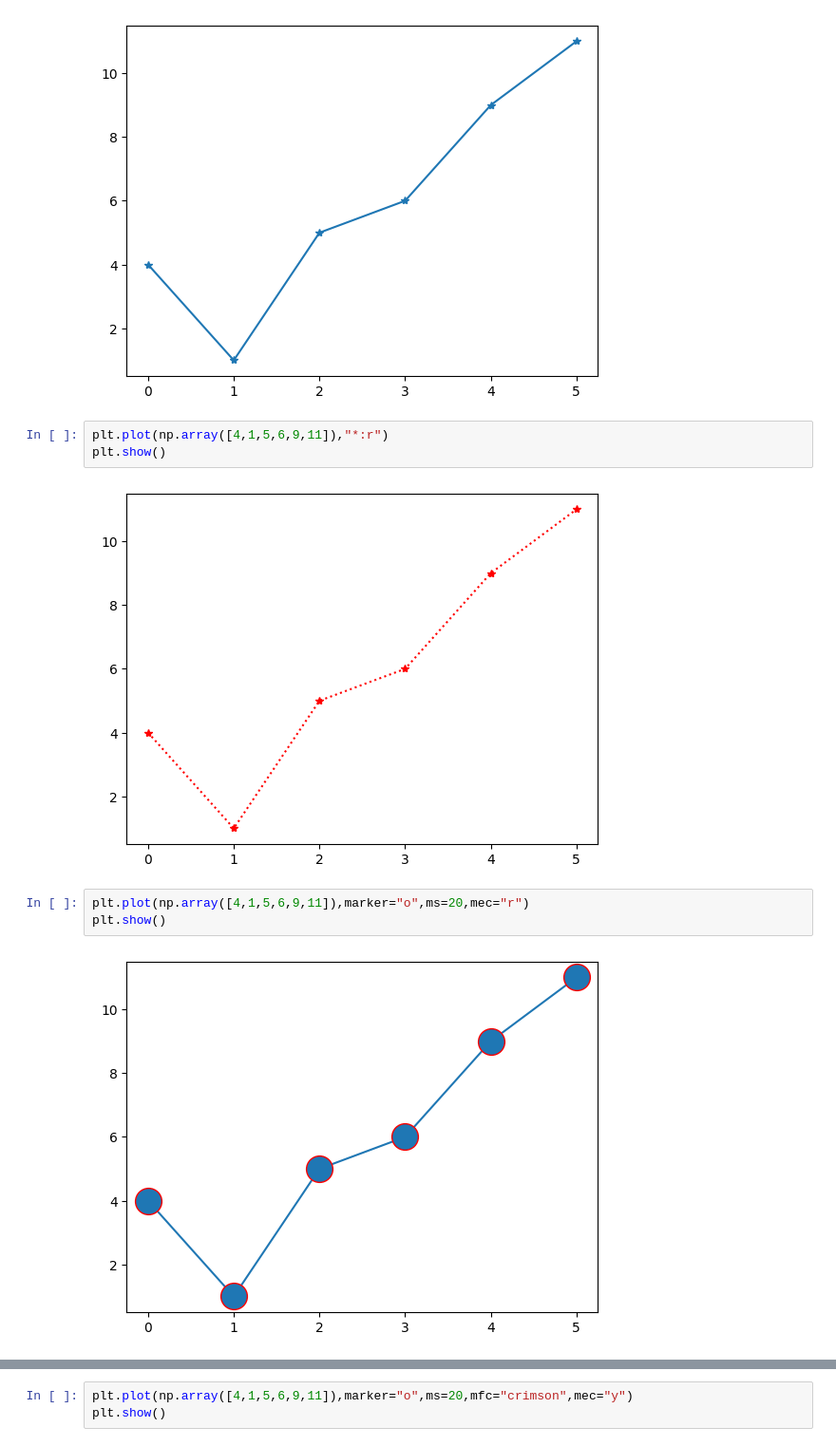
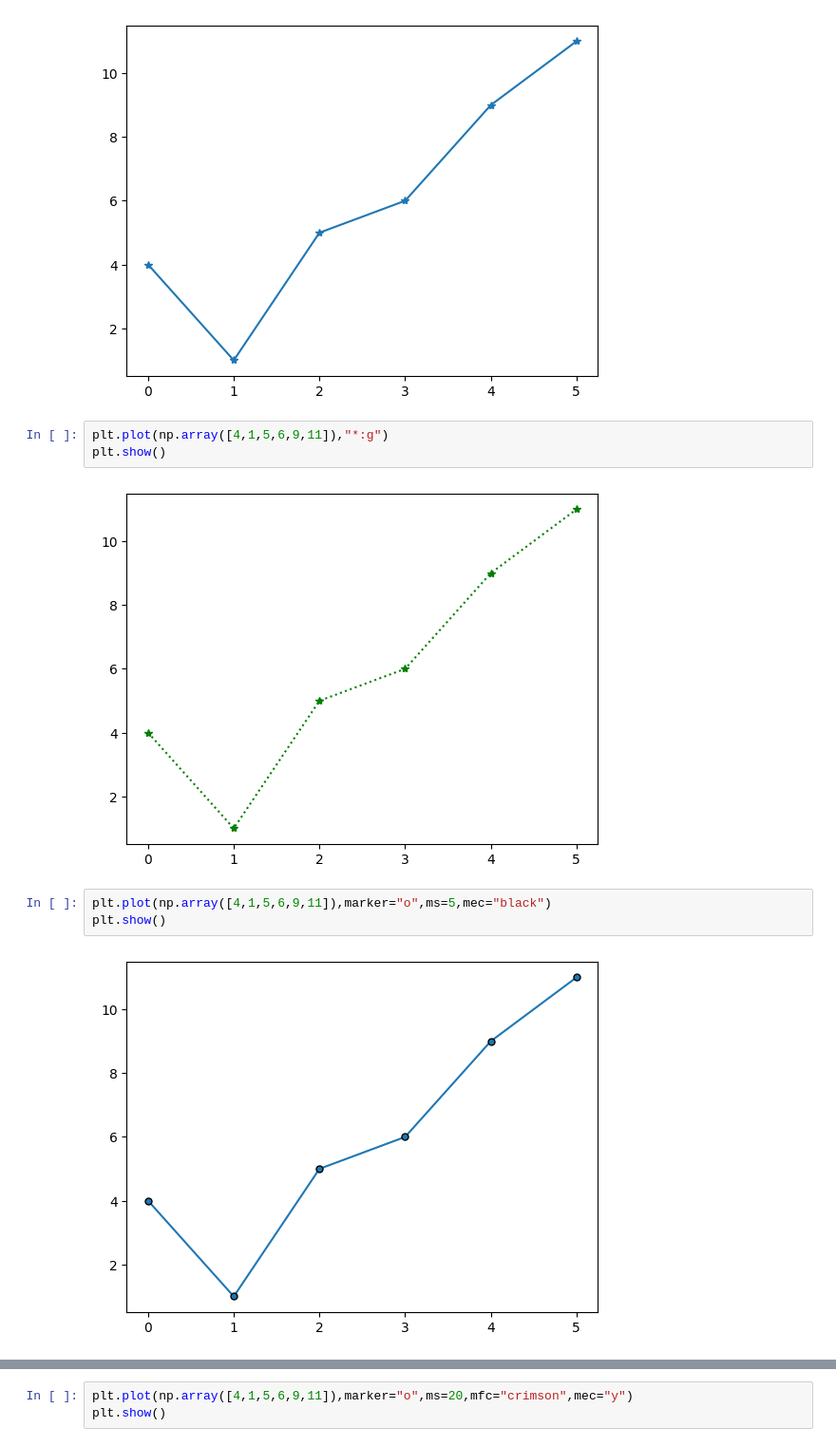
Before and after one commit to rohnshrma/manish_singh_da_classes, a Jupyter notebook: matplotlib/intro.ipynb, the cells around one changed output, grey strips where cells are left out. Shown: that part at 95% size. Drawn from its saved outputs; the diff is of its cells as text.

```diff
--- a/matplotlib/intro.ipynb
+++ b/matplotlib/intro.ipynb
@@ -62,13 +62,13 @@ plt.show()
 # %% [output]
 [figure]
 # %%
-plt.plot(np.array([4,1,5,6,9,11]),"*:r")
+plt.plot(np.array([4,1,5,6,9,11]),"*:g")
 plt.show()
 # %% [output]
-[figure, old version]
+[figure, new version]
 # %%
-plt.plot(np.array([4,1,5,6,9,11]),marker="o",ms=20,mec="r")
+plt.plot(np.array([4,1,5,6,9,11]),marker="o",ms=5,mec="black")
 plt.show()
 # %% [output]
-[figure, old version]
+[figure, new version]
 # %%
```
Also changed, not shown: parts of 8 cells of this notebook, 5 other files.
